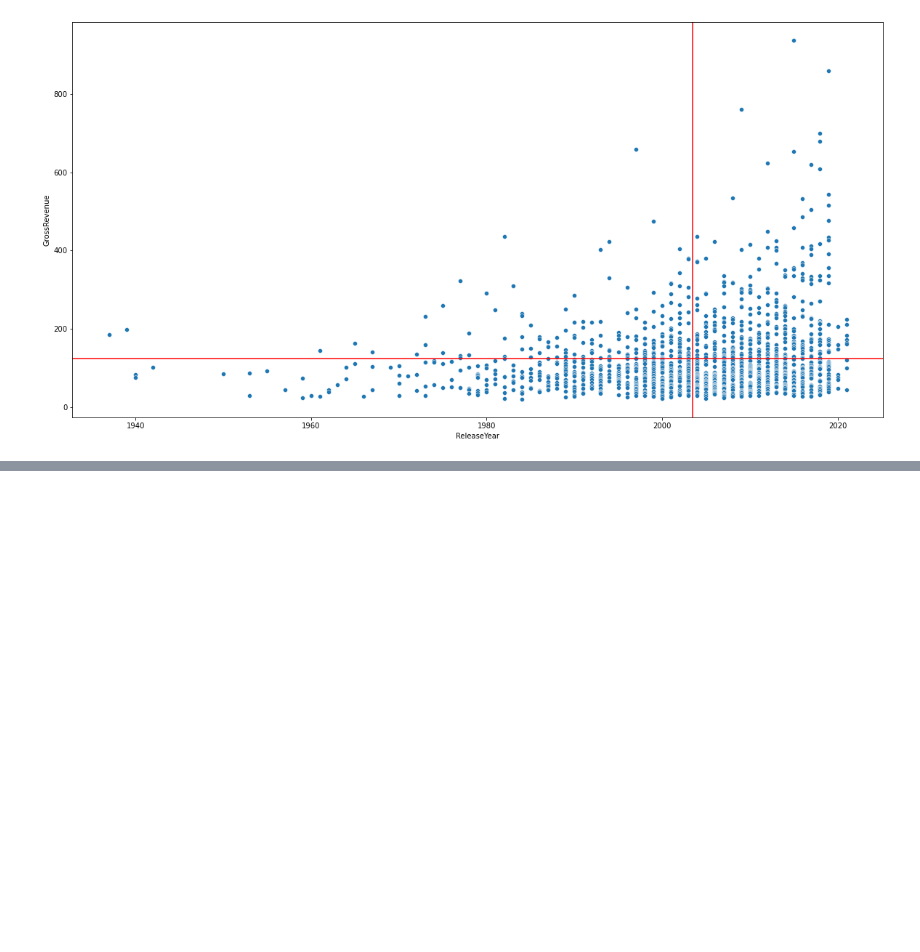
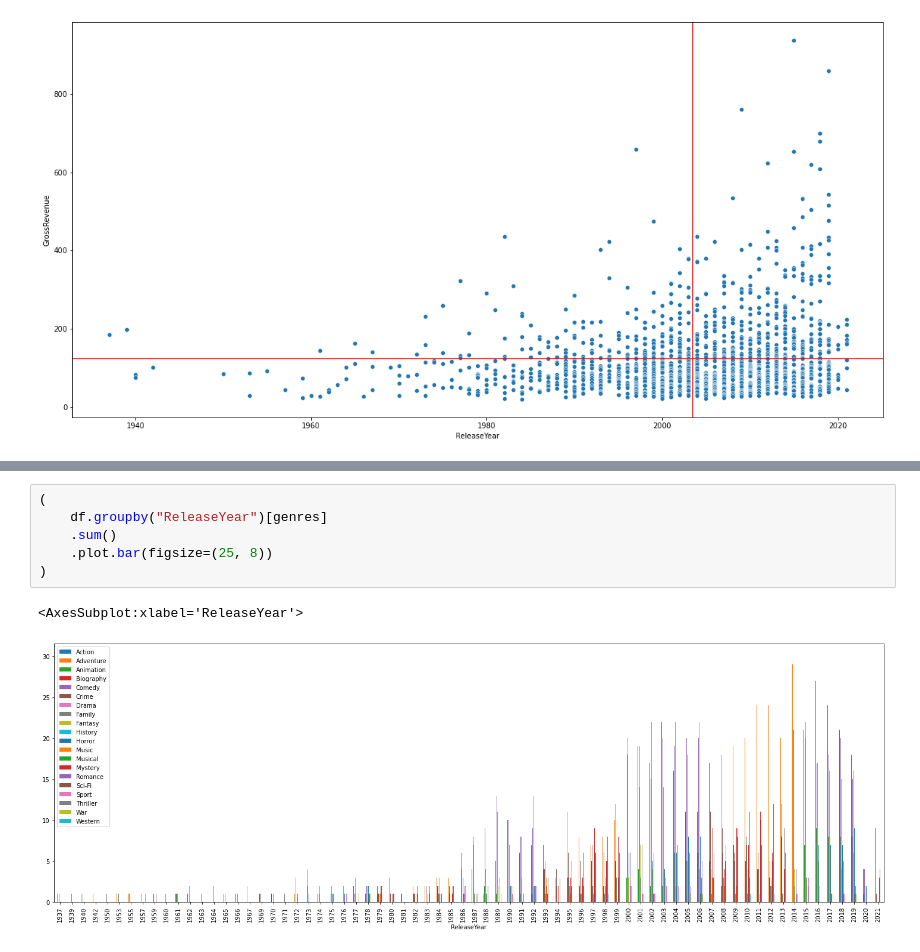
Before and after one commit to galongoria/midterm-project-imdb, a Jupyter notebook: drafts/Second_Draft.ipynb, the cells around one changed output, grey strips where cells are left out. Saved outputs shown, nothing was run; the diff lists cells and outputs as text; blank space fills up the shorter version.

```diff
--- a/drafts/Second_Draft.ipynb
+++ b/drafts/Second_Draft.ipynb
@@ -93,0 +126,9 @@ plot11.axvline(np.mean(df["ReleaseYear"]), color="red")
+# %%
+(
+    df.groupby("ReleaseYear")[genres]
+    .sum()
+    .plot.bar(figsize=(25, 8))
+)
+# %% [output]
+<AxesSubplot:xlabel='ReleaseYear'>
+[figure, added]
```
Also changed, not shown: parts of 9 cells of this notebook, 16 other files.
